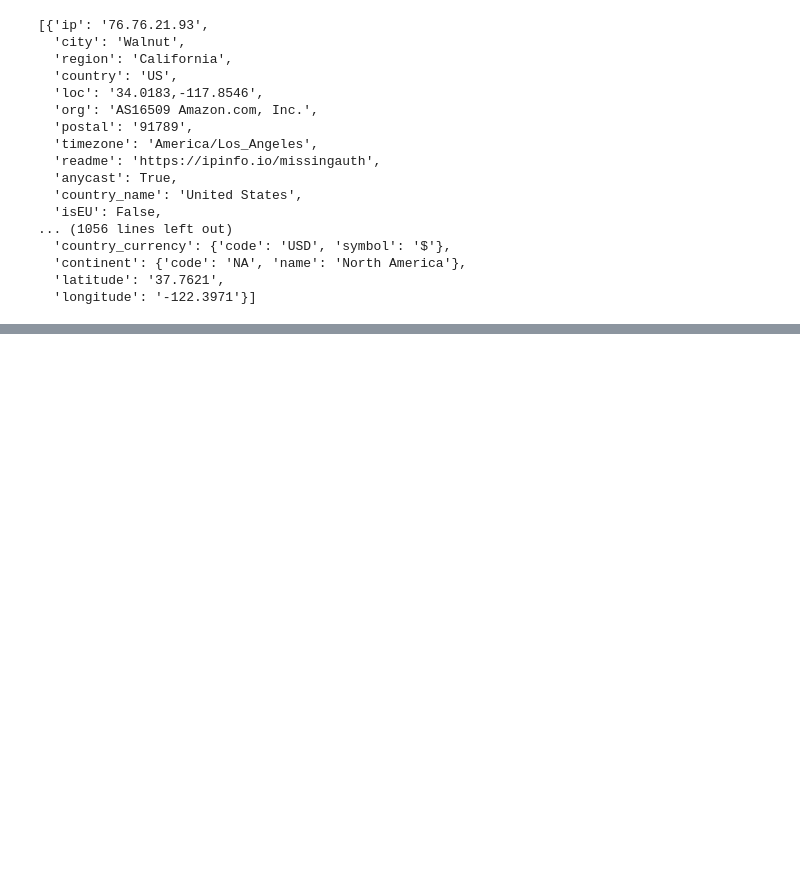
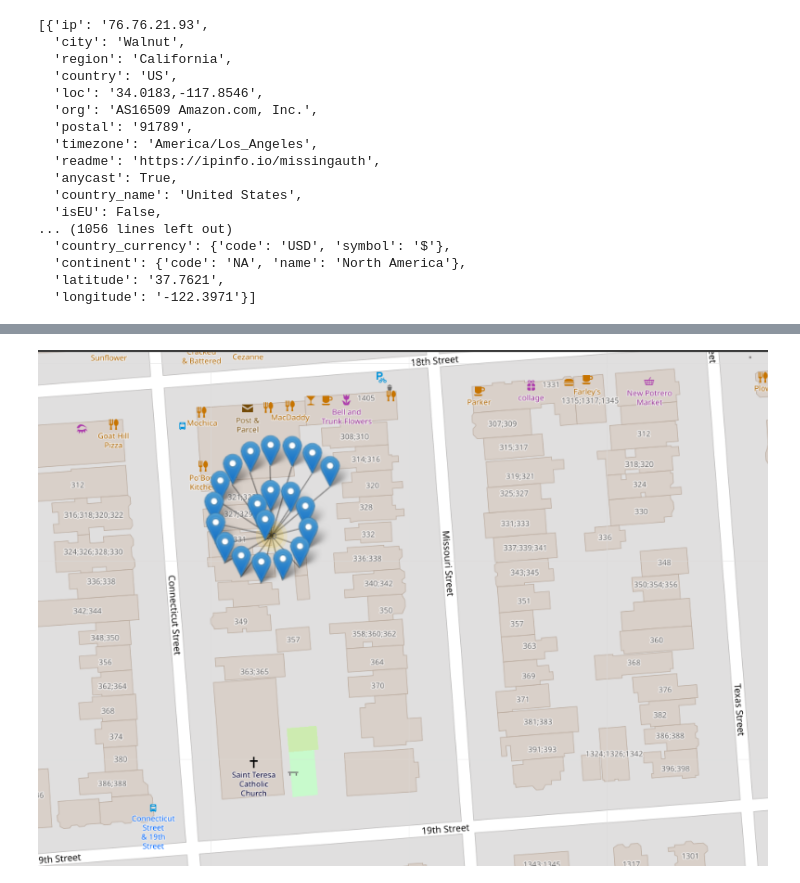
Before and after one commit to ujjwal-basnet/server-location-visualization, a Jupyter notebook: server_location.ipynb, the cells around one changed output, grey strips where cells are left out. Saved outputs shown, nothing was run; the diff lists cells and outputs as text; code cells hidden in the pictures; blank space fills up the shorter version.

```diff
--- a/server_location.ipynb
+++ b/server_location.ipynb
@@ -136,0 +173,5 @@ df['longitude'] = pd.to_numeric(df['longitude'])
+# %%
+from IPython.display import Image
+Image('image2.png')
+# %% [output]
+[figure, added]
```
Also changed, not shown: parts of 5 cells of this notebook, 6 other files.
